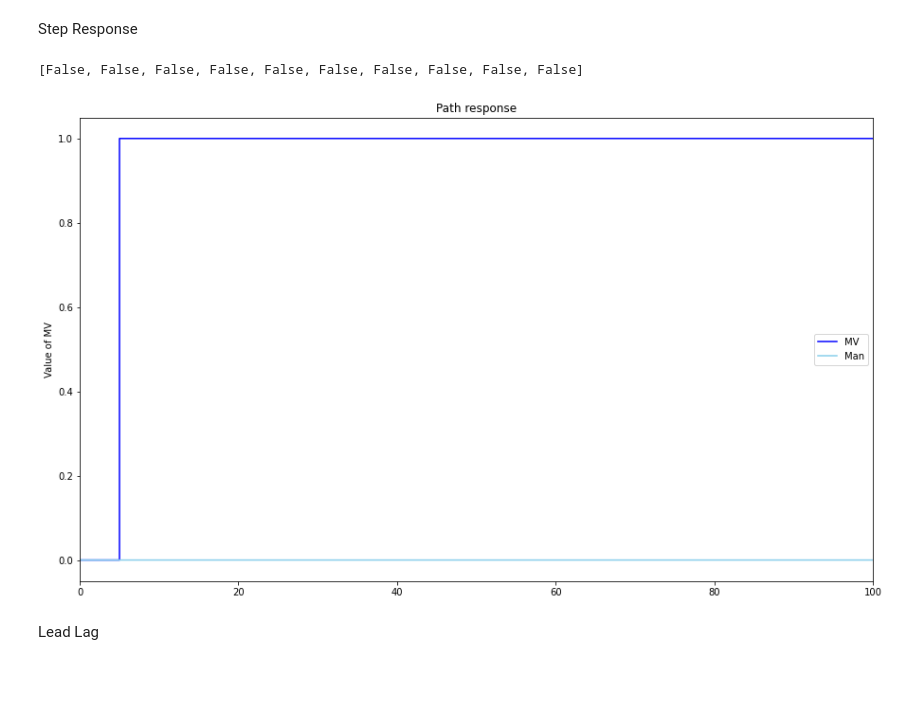
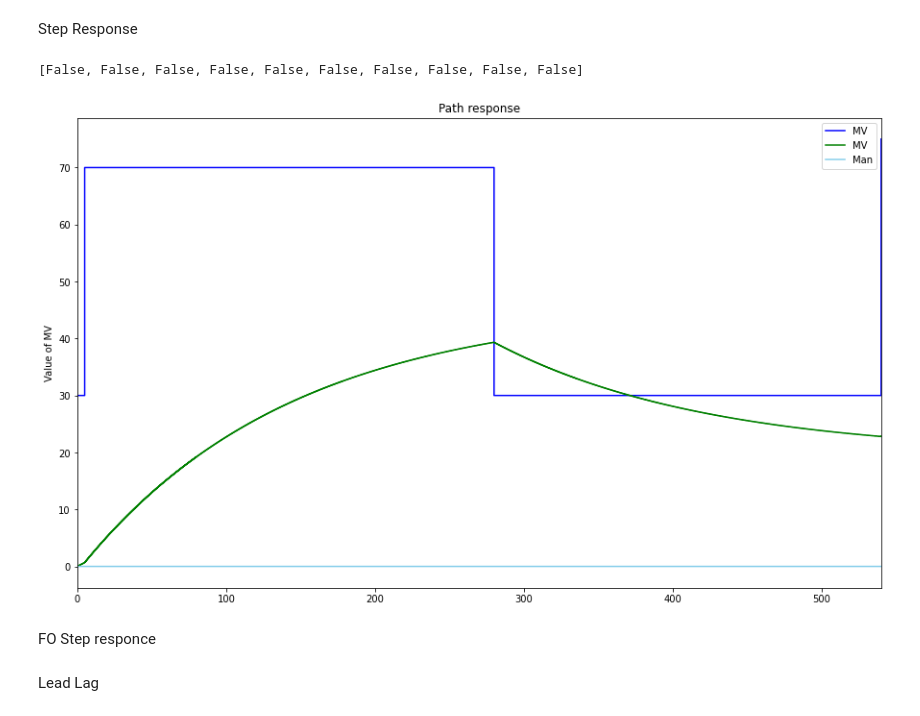
Before and after one commit to Vicoj/Control-Theory-PC-LAB, a Jupyter notebook: package_Advanced.ipynb, the cells around one changed output. Drawn from its saved outputs; the diff is of its cells as text; code cells hidden in the pictures; blank space fills up the shorter version.

Commit message:
FO graph

```diff
--- a/package_Advanced.ipynb
+++ b/package_Advanced.ipynb
@@ -13,33 +13,45 @@ from package_Advanced import LeadLag_RT , PID_RT
 # %% [markdown]
 Step Response
 # %%
-TSim = 100
+TSim = 540
 Ts = 0.1
 N = int(TSim/Ts) + 1
 
 # Path for MV and MVMan
-MVPath = {0: 0, 5: 1, 50:1, TSim: 1}
+MVPath = {0: 30, 5: 70, 280:30, TSim: 75}
 ManPath = {0: False, 5: False, 50: False, 80: False, TSim: False}
 
 t = []
 MV = []
 Man = []
 
+# FO Parametrers
+#Final SSE Objective: 0.03787173811807361
+Kp = 0.654997667761135
+T = 141.9367358894029
+theta = 6.678212203596281
+PV = []
+
+
 for i in range(0,N):
     t.append(i*Ts)
     SelectPath_RT(MVPath,t,MV)
     SelectPath_RT(ManPath,t,Man)
+    FO_RT(MV,Kp,T,Ts,PV,PVInit=0,method='EBD')
 
 plt.figure(figsize = (15,9))
 
 plt.step(t,MV,'b-',label='MV',where='post')
+plt.step(t,PV,'-g',label='MV',where='post')
 plt.step(t,Man,'skyblue',label='Man',where='post')
 plt.ylabel('Value of MV')
 plt.legend(loc='best')
 plt.title('Path response')
 plt.xlim([0, TSim])
 
 print(Man[0:10])
 # %% [output]
 [False, False, False, False, False, False, False, False, False, False]
-[figure, old version]
+[figure, new version]
+# %% [markdown]
+FO Step responce
```
Also changed, not shown: parts of 1 cell of this notebook, 3 other files.
